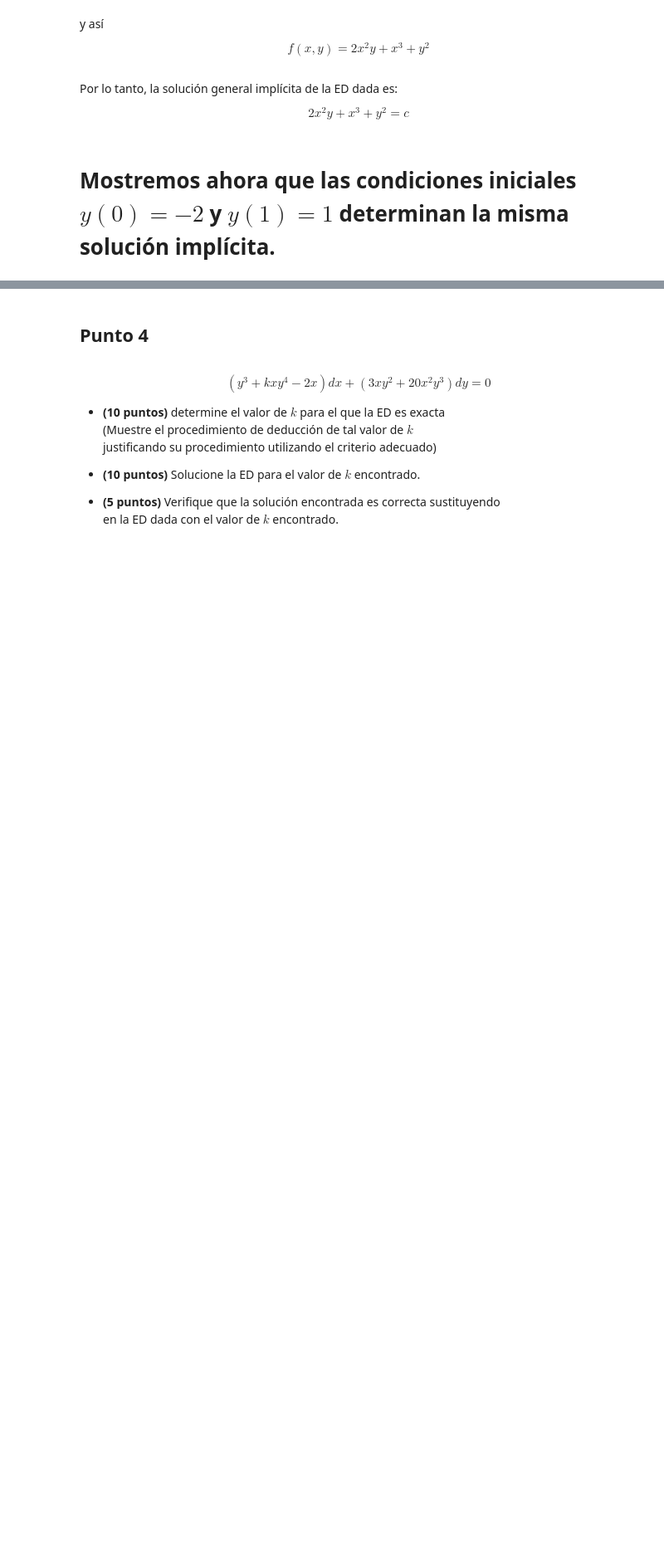
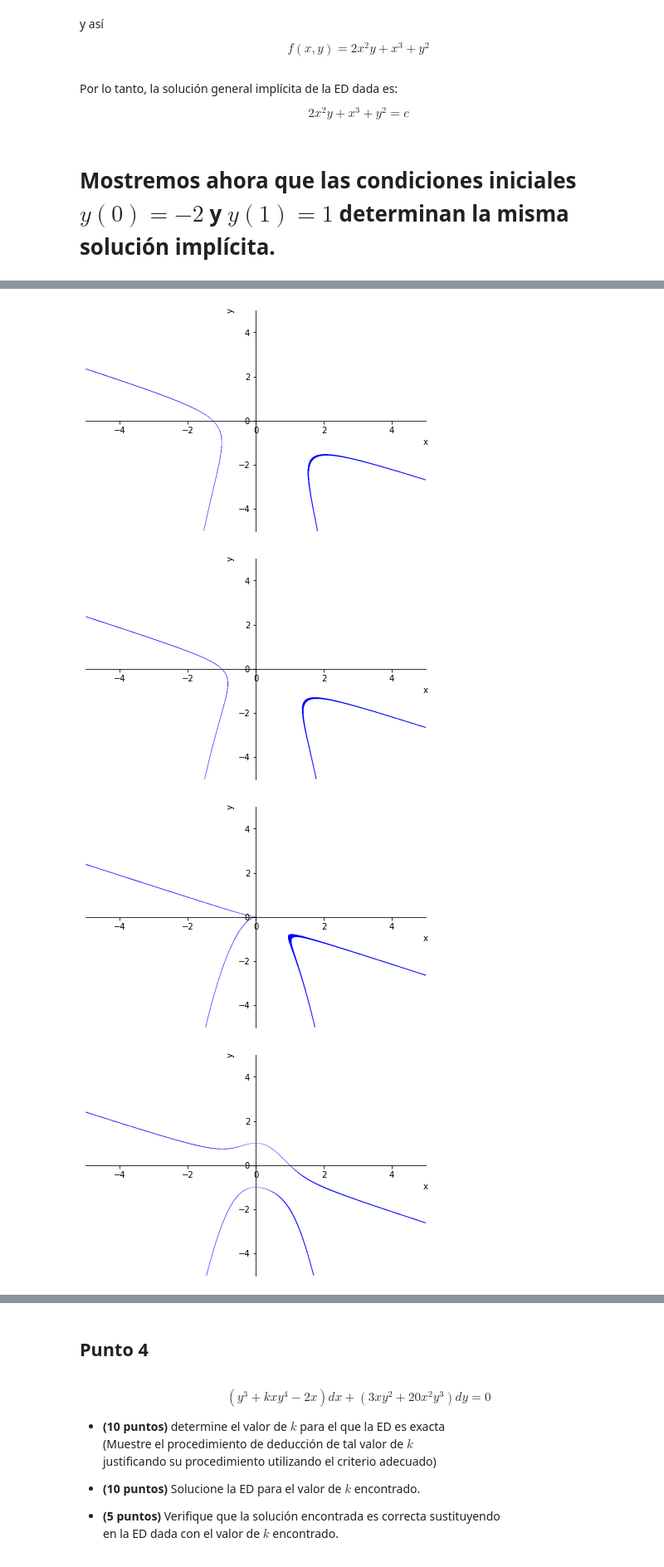
Before and after one commit to marco-canas/edo, a Jupyter notebook: banco_preguntas/parcial_2/parcial_2_12.ipynb, the cells around one changed output, grey strips where cells are left out. Shown at 83% size. Drawn from its saved outputs; the diff is of its cells as text; code cells hidden in the pictures; blank space fills up the shorter version.

```diff
--- a/banco_preguntas/parcial_2/parcial_2_12.ipynb
+++ b/banco_preguntas/parcial_2/parcial_2_12.ipynb
@@ -291,0 +302,11 @@ $$ 2x^{2}y + x^{3} + y^{2} = c $$
+# %%
+from sympy import var, plot_implicit
+var('x y')
+C = [-2,-1,0,1,2]
+for c in C:
+    plot_implicit(2*x**2*y + x**3 + y**2 - c)
+# %% [output]
+[figure, added]
+[figure, added]
+[figure, added]
+[figure, added]
```
Also changed, not shown: parts of 3 cells of this notebook.
